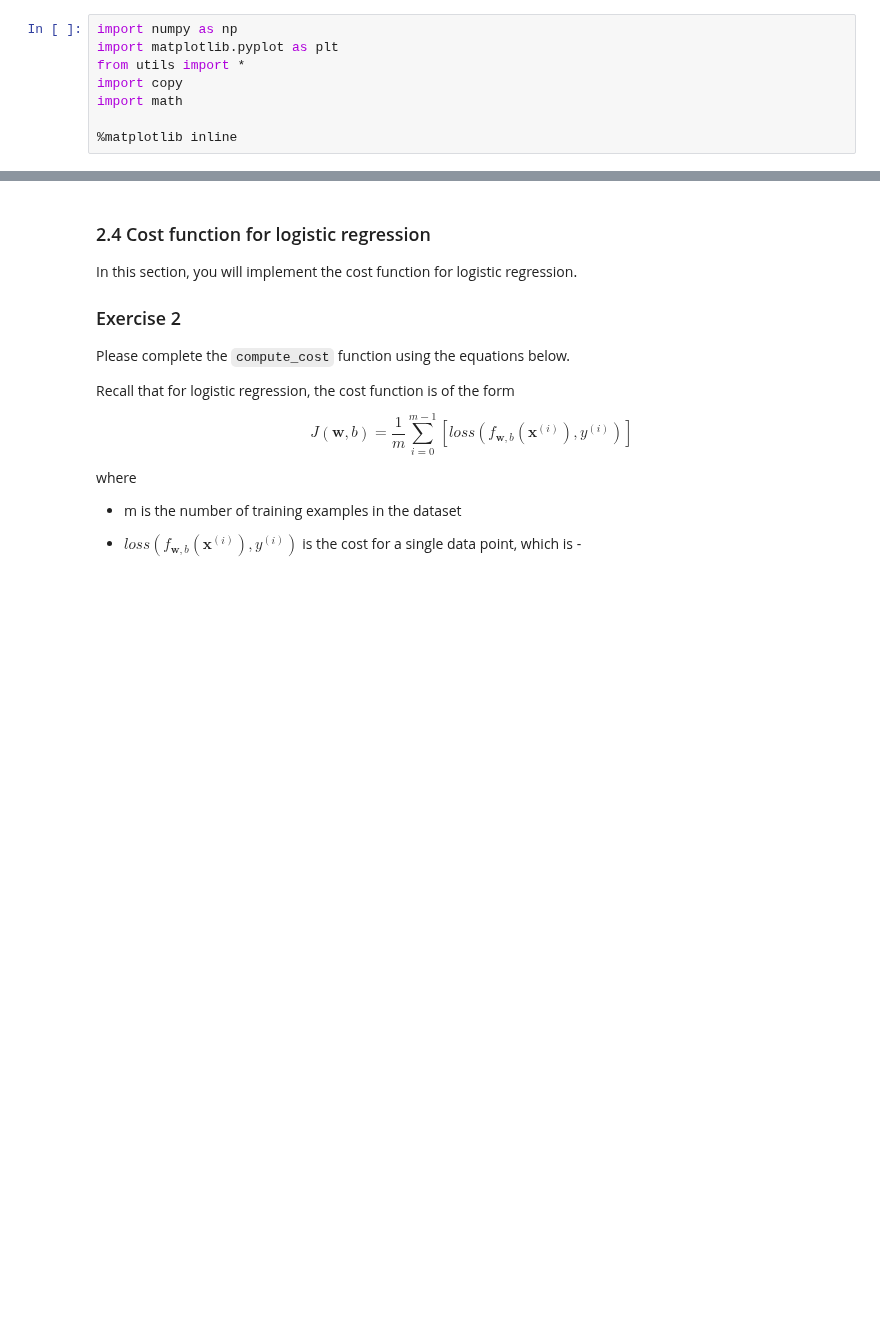
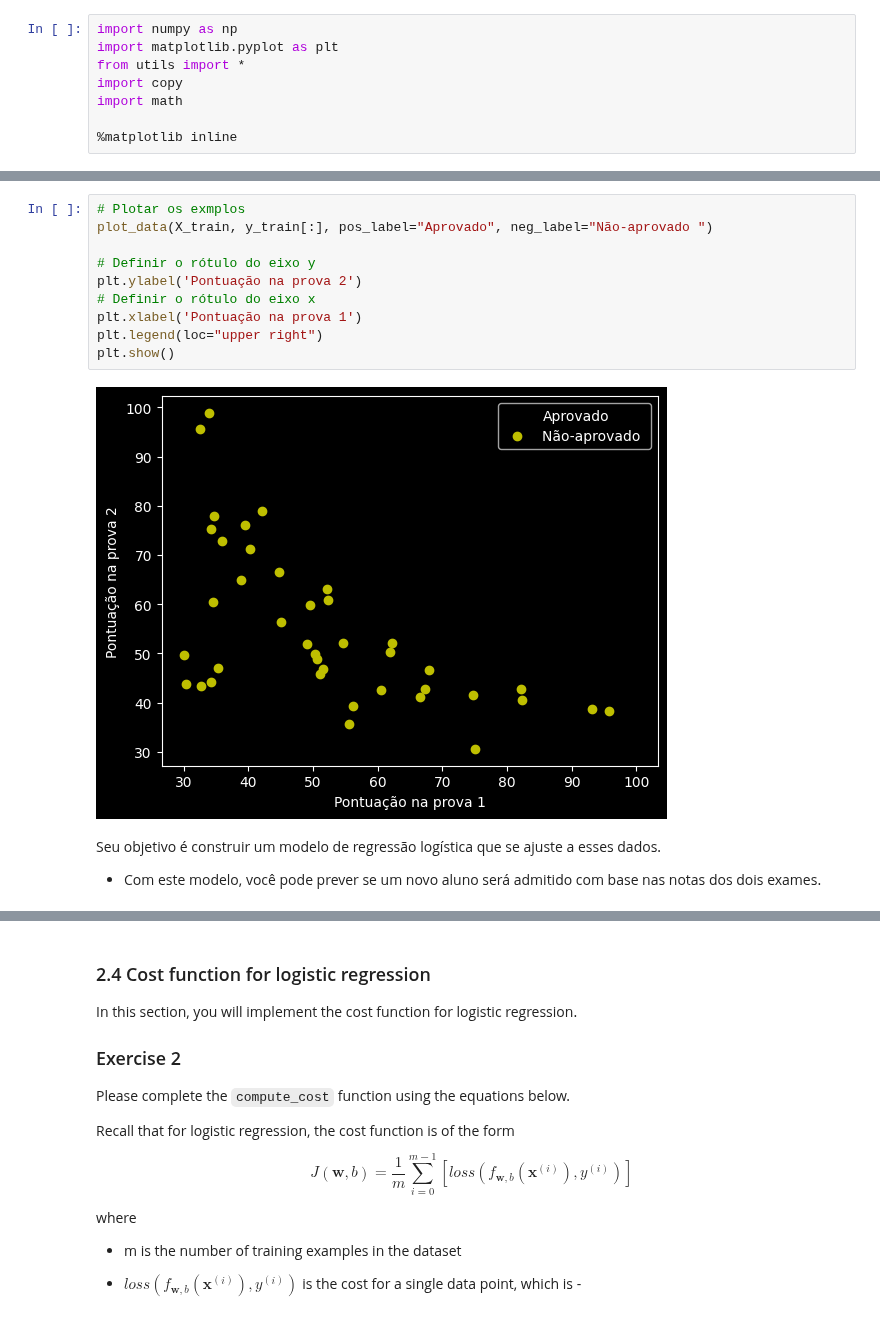
Before and after one commit to fabiobento/dnn-course-2024-1, a Jupyter notebook: 00_course_folder/ml_intro/class_03/9 - Atividade Avaliativa - Regressão Logística/C1_W3_Logistic_Regression.ipynb, the cells around one changed output, grey strips where cells are left out. Cells and saved outputs as stored; diff of their text form; blank space fills up the shorter version.

```diff
--- a/00_course_folder/ml_intro/class_03/9 - Atividade Avaliativa - Regressão Logística/C1_W3_Logistic_Regression.ipynb
+++ b/00_course_folder/ml_intro/class_03/9 - Atividade Avaliativa - Regressão Logística/C1_W3_Logistic_Regression.ipynb
@@ -233,0 +151,15 @@ sigmoid_test(sigmoid)
+# %%
+# Plotar os exmplos
+plot_data(X_train, y_train[:], pos_label="Aprovado", neg_label="Não-aprovado ")
+
+# Definir o rótulo do eixo y
+plt.ylabel('Pontuação na prova 2')
+# Definir o rótulo do eixo x
+plt.xlabel('Pontuação na prova 1')
+plt.legend(loc="upper right")
+plt.show()
+# %% [output]
+[figure, added]
+# %% [markdown]
+Seu objetivo é construir um modelo de regressão logística que se ajuste a esses dados.
+- Com este modelo, você pode prever se um novo aluno será admitido com base nas notas dos dois exames.
```
Also changed, not shown: parts of 40 cells of this notebook.
